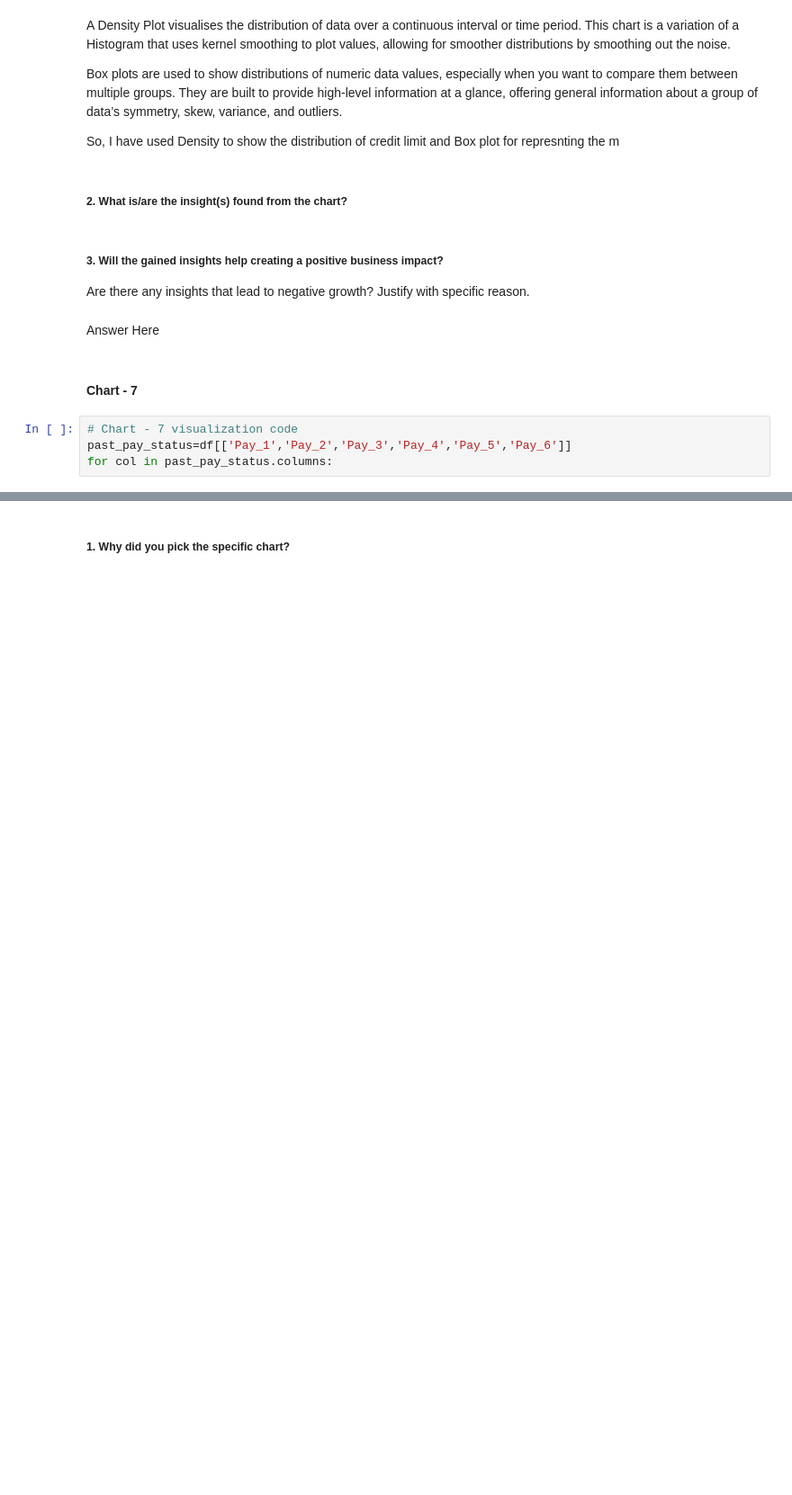
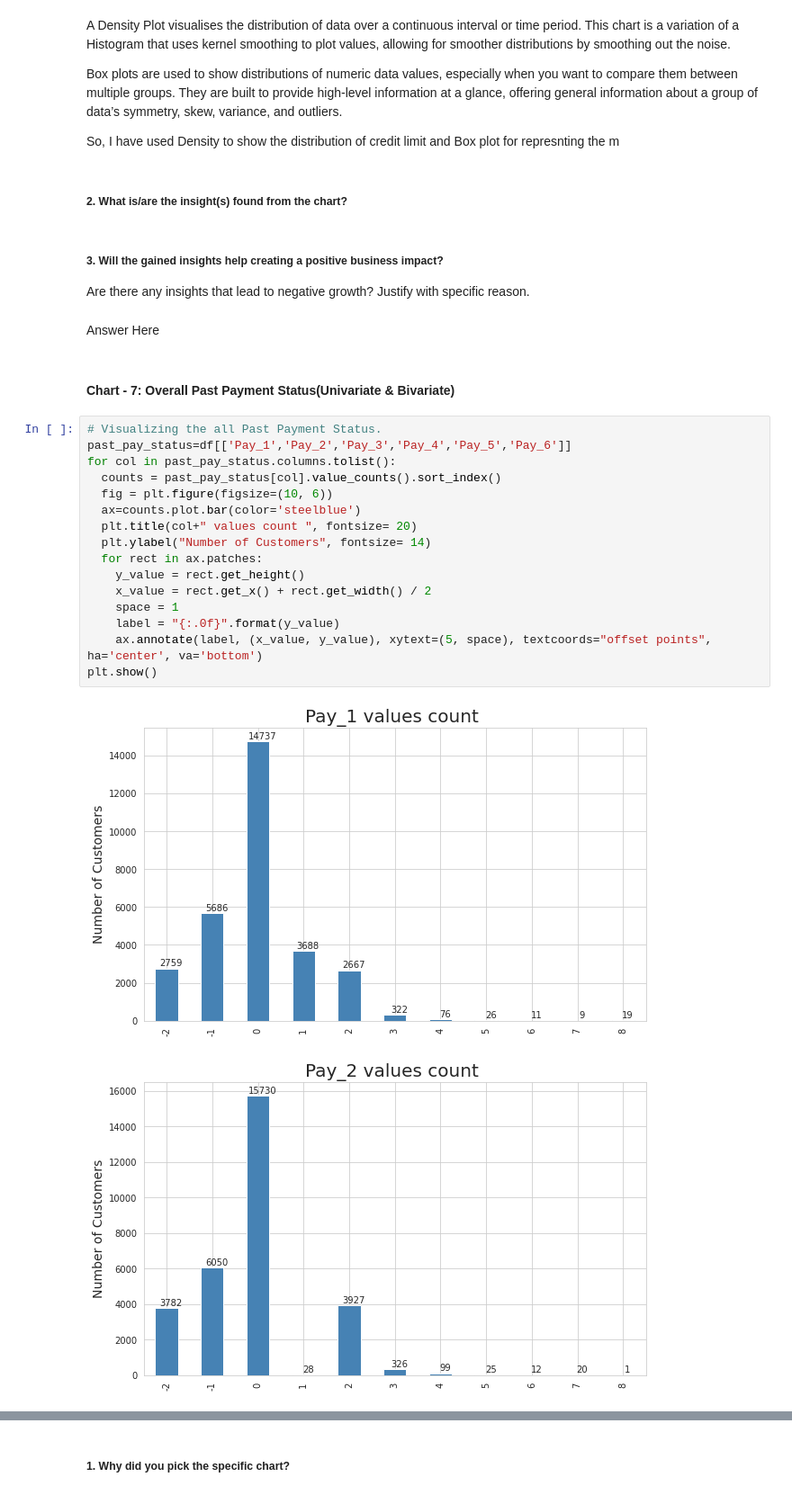
Before and after one commit to BoyinaVamsi/Credit-Card-Default-Prediction-Capstone-project-, a Jupyter notebook: Credit_Card_Default_Prediction_Capstone_project_.ipynb, the cells around one changed output, grey strips where cells are left out. Shown at 90% size. Drawn from its saved outputs; the diff is of its cells as text; blank space fills up the shorter version.

```diff
--- a/Credit_Card_Default_Prediction_Capstone_project_.ipynb
+++ b/Credit_Card_Default_Prediction_Capstone_project_.ipynb
@@ -674,8 +676,23 @@ Are there any insights that lead to negative growth? Justify with specific reaso
 # %% [markdown]
 Answer Here
 # %% [markdown]
-#### Chart - 7
+#### Chart - 7: Overall Past Payment Status(Univariate & Bivariate)
-# %%
-# Chart - 7 visualization code
-past_pay_status=df[['Pay_1','Pay_2','Pay_3','Pay_4','Pay_5','Pay_6']]
-for col in past_pay_status.columns:
+# %%
+# Visualizing the all Past Payment Status.
+past_pay_status=df[['Pay_1','Pay_2','Pay_3','Pay_4','Pay_5','Pay_6']]
+for col in past_pay_status.columns.tolist():
+  counts = past_pay_status[col].value_counts().sort_index()
+  fig = plt.figure(figsize=(10, 6))
+  ax=counts.plot.bar(color='steelblue')
+  plt.title(col+" values count ", fontsize= 20)
+  plt.ylabel("Number of Customers", fontsize= 14)
+  for rect in ax.patches:
+    y_value = rect.get_height()
+    x_value = rect.get_x() + rect.get_width() / 2
+    space = 1
+    label = "{:.0f}".format(y_value)
+    ax.annotate(label, (x_value, y_value), xytext=(5, space), textcoords="offset points", ha='center', va='bottom')
+plt.show()
+# %% [output]
+[figure, added]
+[figure, added]
```
Also changed, not shown: parts of 71 cells of this notebook.
